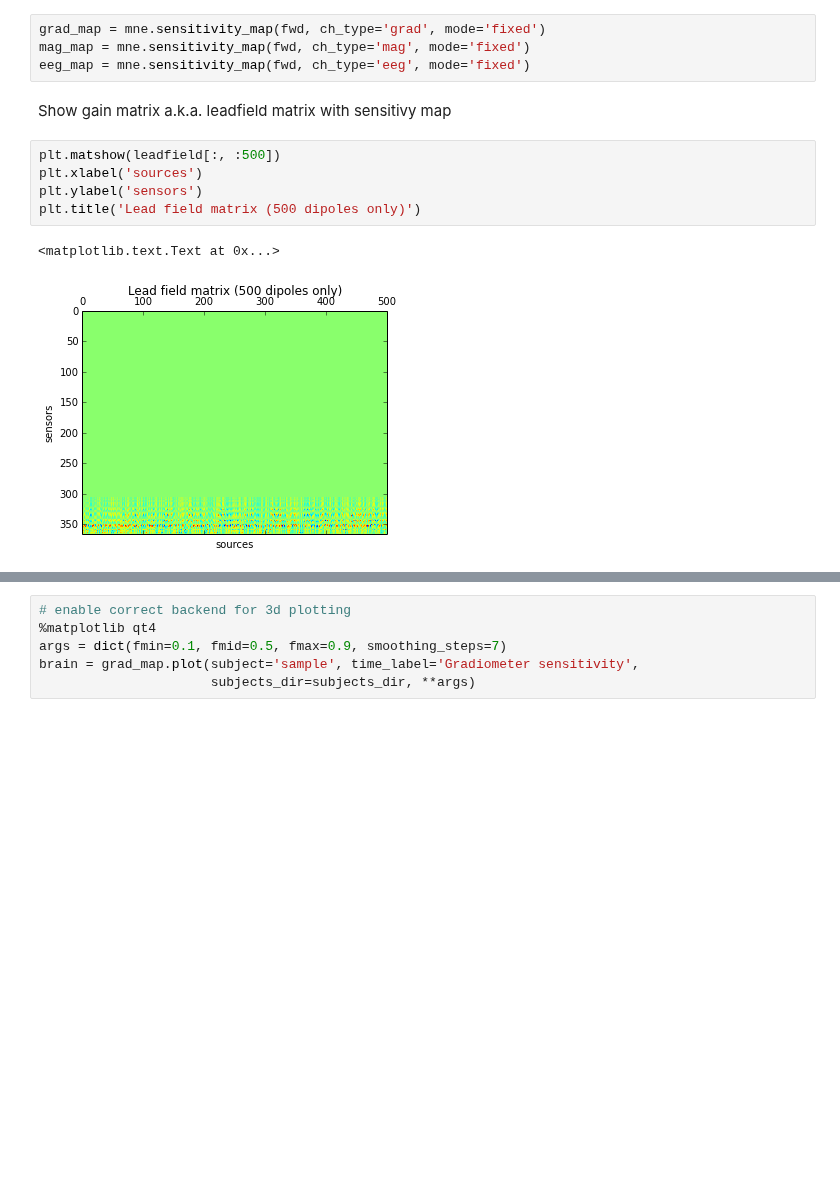
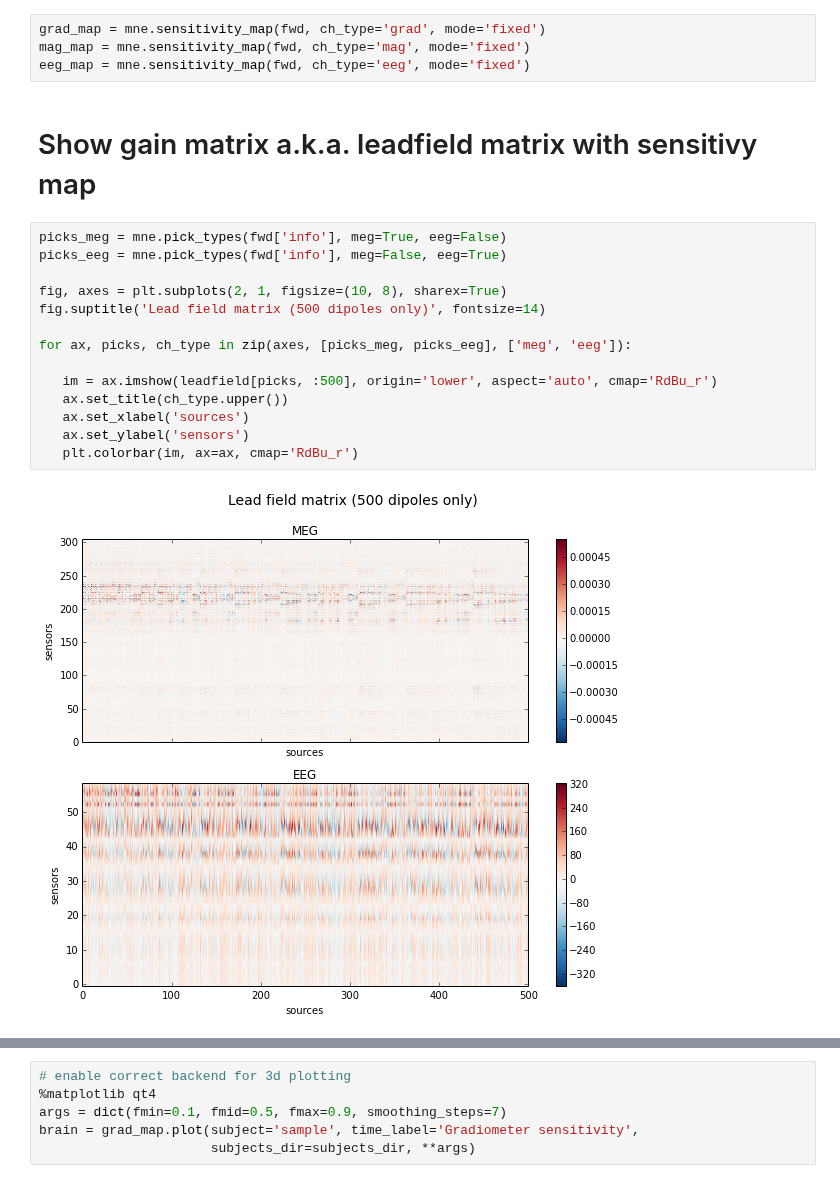
Before and after one commit to mne-tools/mne-python-notebooks, a Jupyter notebook: 3-MNE-Forward.ipynb, the cells around one changed output, grey strips where cells are left out. Cells and saved outputs as stored; diff of their text form; blank space fills up the shorter version.

```diff
--- a/3-MNE-Forward.ipynb
+++ b/3-MNE-Forward.ipynb
@@ -71,14 +71,22 @@ grad_map = mne.sensitivity_map(fwd, ch_type='grad', mode='fixed')
 mag_map = mne.sensitivity_map(fwd, ch_type='mag', mode='fixed')
 eeg_map = mne.sensitivity_map(fwd, ch_type='eeg', mode='fixed')
 # %% [markdown]
-Show gain matrix a.k.a. leadfield matrix with sensitivy map
+# Show gain matrix a.k.a. leadfield matrix with sensitivy map
-# %%
-plt.matshow(leadfield[:, :500])
-plt.xlabel('sources')
-plt.ylabel('sensors')
-plt.title('Lead field matrix (500 dipoles only)')
-# %% [output]
-<matplotlib.text.Text at 0x...>
-[figure, removed]
+# %%
+picks_meg = mne.pick_types(fwd['info'], meg=True, eeg=False)
+picks_eeg = mne.pick_types(fwd['info'], meg=False, eeg=True)
+
+fig, axes = plt.subplots(2, 1, figsize=(10, 8), sharex=True)
+fig.suptitle('Lead field matrix (500 dipoles only)', fontsize=14)
+
+for ax, picks, ch_type in zip(axes, [picks_meg, picks_eeg], ['meg', 'eeg']):
+
+   im = ax.imshow(leadfield[picks, :500], origin='lower', aspect='auto', cmap='RdBu_r')
+   ax.set_title(ch_type.upper())
+   ax.set_xlabel('sources')
+   ax.set_ylabel('sensors')
+   plt.colorbar(im, ax=ax, cmap='RdBu_r')
+# %% [output]
+[figure, added]
 # %%
 plt.hist([grad_map.data.ravel(), mag_map.data.ravel(), eeg_map.data.ravel()],
```
Also changed, not shown: parts of 1 cell of this notebook.
